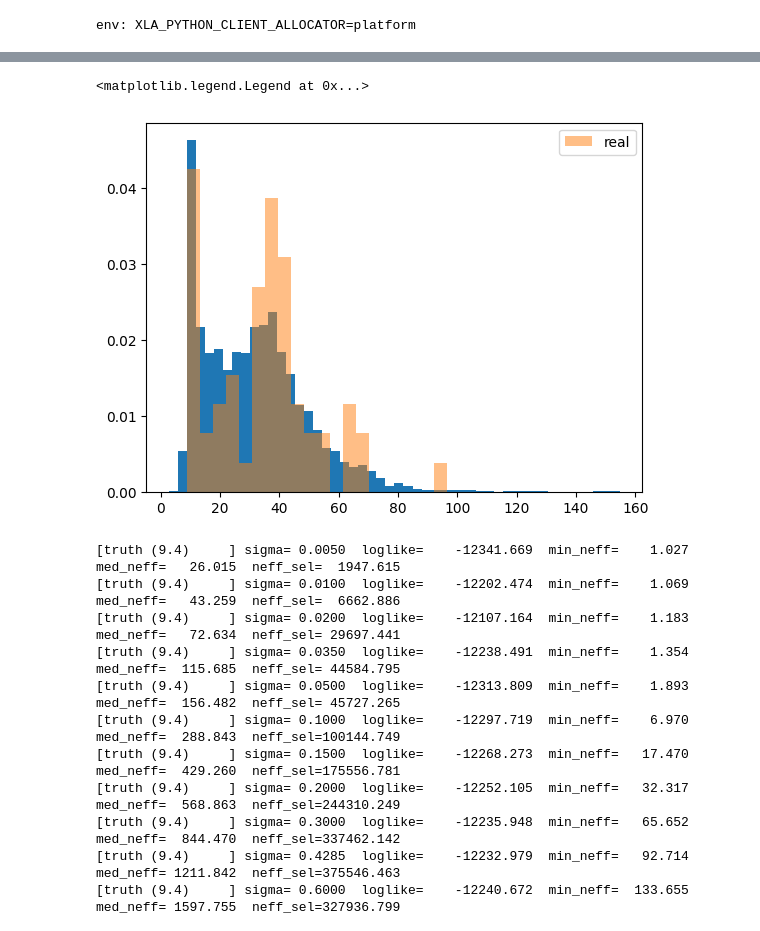
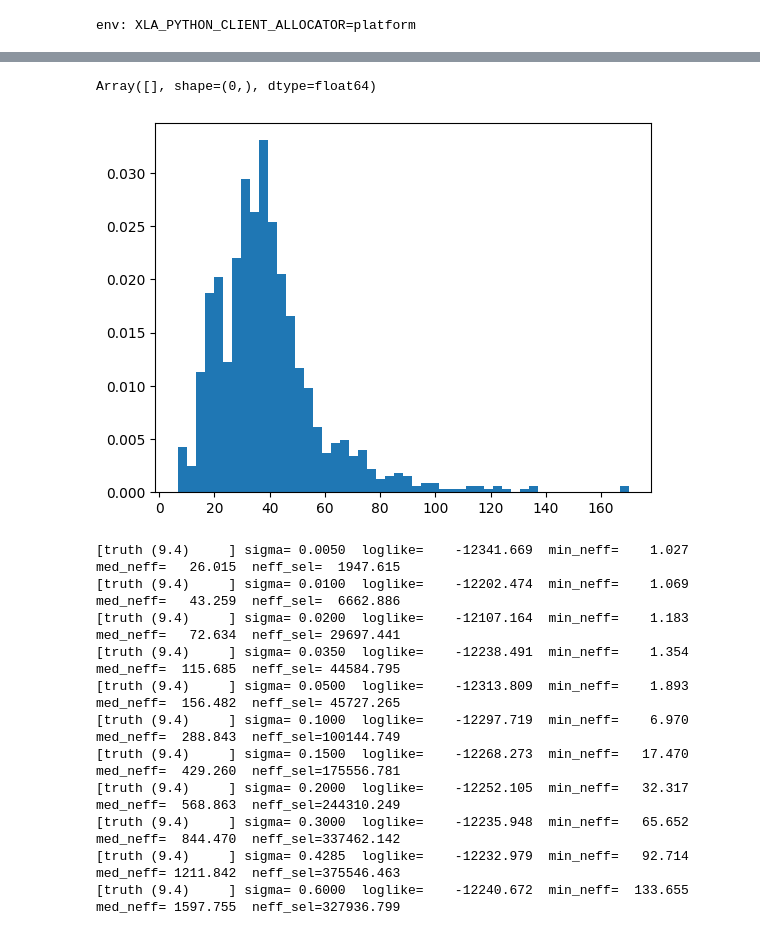
Before and after one commit to abby-moran/GW_pop_cosmo_inference, a Jupyter notebook: scripts/sandbox.ipynb, the cells around one changed output, grey strips where cells are left out. Drawn from its saved outputs; the diff is of its cells as text; code cells hidden in the pictures.

```diff
--- a/scripts/sandbox.ipynb
+++ b/scripts/sandbox.ipynb
@@ -64,11 +64,11 @@ def load_true_vals(filename):
 population_parameters, cosmo_true = weighting.get_pop_params('pop_configs/mock_GWTC5_noevo.txt')
 # %%
 PE_files=[ '../runs/mock_TC5_noevo_jul3/PE_noevo.h5',
-          '../runs/GWTC5_redone4/PE_GWTC5.h5' ]
+          '../runs/mock_TC5_noevo_jul3/PE_noevo_nb.h5' ]
 sel_files=[ '../runs/mock_TC5_noevo_jul3/sel_noevo.h5',
-           '../runs/GWTC5_redone4/sel_GWTC5.h5' ]
+           '../runs/mock_TC5_noevo_jul3/sel_noevo_nb.h5' ]
 
-pe_samples_mock = pd.read_hdf(PE_files[0], key='samples', start=6000, stop=7000)#.iloc[0:2000]# 1.5 to 2.5 k on the 1k tests
+pe_samples_mock = pd.read_hdf(PE_files[1], key='samples', start=6000, stop=7000)#.iloc[0:2000]# 1.5 to 2.5 k on the 1k tests
 m1s_det = np.asarray(pe_samples_mock['m1'].to_list())
 qs = np.asarray(pe_samples_mock['q'].to_list())#[:, :1000]
 dls =  np.asarray(pe_samples_mock['dl'].to_list())
@@ -78,7 +78,7 @@ zs=cosmo_true.z_of_dL(dls)
 m1s_src= m1s_det / (1 + zs)
 m2s_src= m1s_src*qs
 
-sel_samples=pd.read_hdf(sel_files[0], key='true_parameters',  start=0, stop=371545)
+sel_samples=pd.read_hdf(sel_files[1], key='true_parameters',  start=0, stop=371545)
 ndraw=sel_samples['ndraw'].iloc[0]
 m1s_sel= np.array(sel_samples['m1d'].to_list())
 qs_sel=np.array(sel_samples['q'].to_list())
@@ -151,10 +90,13 @@ plt.legend()
-# %%
-plt.hist(median_m1s, density=True, bins=50);
-plt.hist(median_m1s_real, bins=20,density=True, label='real', alpha=.5);
-plt.legend()
-# %% [output]
-<matplotlib.legend.Legend at 0x...>
-[figure, removed]
+# %%
+m1s_src[np.isnan(m1s_src)]
+# %% [output]
+Array([], shape=(0,), dtype=float64)
+# %%
+median_m1s=np.median(m1s_src, axis=1)
+# %%
+plt.hist(median_m1s, bins=50, density=True, label='detected');
+# %% [output]
+[figure, added]
 # %%
 import gc
 gc.collect()
```
Also changed, not shown: parts of 8 cells of this notebook, 10 other files.
